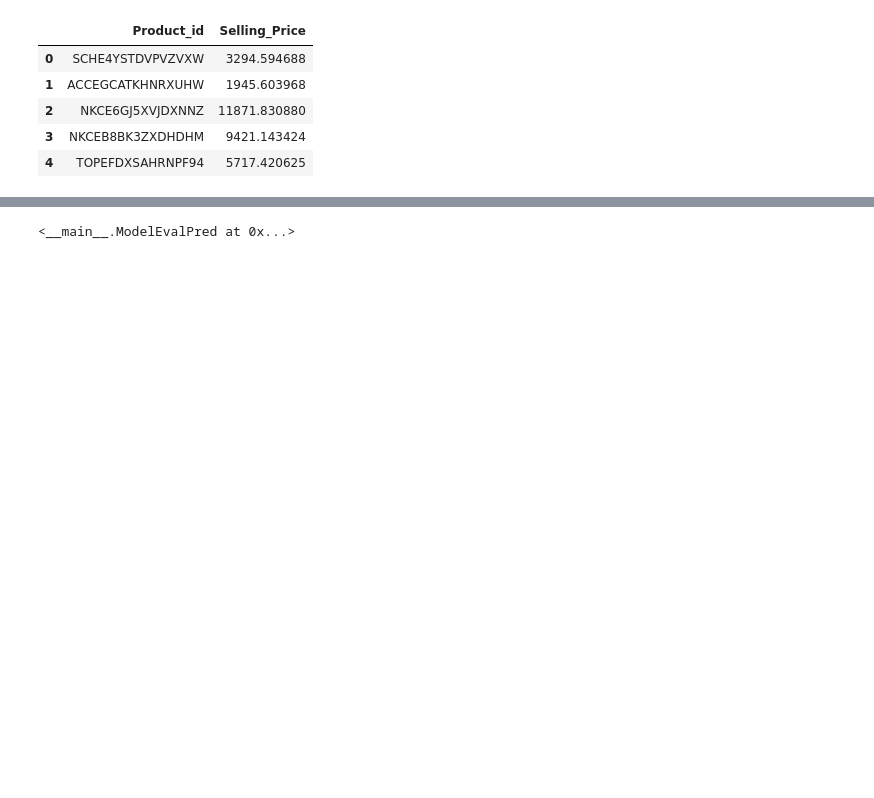
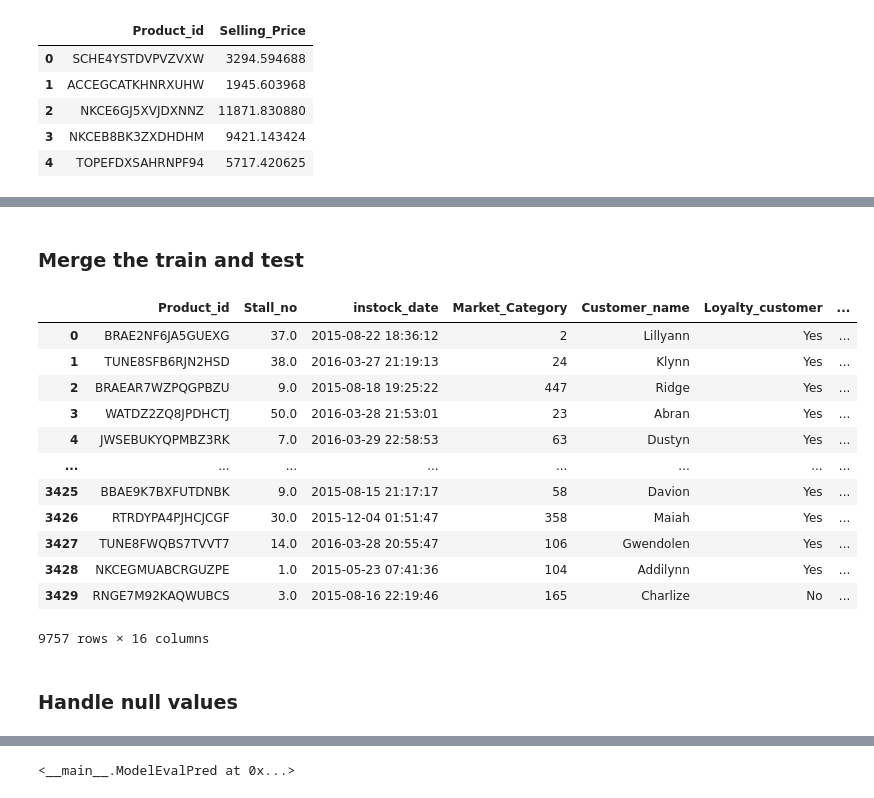
Before and after one commit to JONNY-ME/Harcker-earth-predict-price, a Jupyter notebook: startup.ipynb, the cells around one changed output, grey strips where cells are left out. Cells and saved outputs as stored; diff of their text form; code cells hidden in the pictures; blank space fills up the shorter version.

```diff
--- a/startup.ipynb
+++ b/startup.ipynb
@@ -50,0 +80,4 @@ sub
+# %%
+drop_cols = ["Customer_name"]
+train_df.drop(train_df[train_df.Selling_Price.isna()].index, inplace=True)
+train_df.isna().sum()
@@ -50,0 +101,22 @@ sub
+# %% [markdown]
+### Merge the train and test
+# %%
+# merge train_df and test_df
+df = pd.concat([train_df.assign(is_train=1), test_df.assign(is_train=0)], axis=0)
+df
+# %% [output]
+|  | Product_id | Stall_no | instock_date | Market_Category | Customer_name | Loyalty_customer | ... |
+| 0 | BRAE2NF6JA5GUEXG | 37.0 | 2015-08-22 18:36:12 | 2 | Lillyann | Yes | ... |
+| 1 | TUNE8SFB6RJN2HSD | 38.0 | 2016-03-27 21:19:13 | 24 | Klynn | Yes | ... |
+| 2 | BRAEAR7WZPQGPBZU | 9.0 | 2015-08-18 19:25:22 | 447 | Ridge | Yes | ... |
+| 3 | WATDZ2ZQ8JPDHCTJ | 50.0 | 2016-03-28 21:53:01 | 23 | Abran | Yes | ... |
+| 4 | JWSEBUKYQPMBZ3RK | 7.0 | 2016-03-29 22:58:53 | 63 | Dustyn | Yes | ... |
+| ... | ... | ... | ... | ... | ... | ... | ... |
+| 3425 | BBAE9K7BXFUTDNBK | 9.0 | 2015-08-15 21:17:17 | 58 | Davion | Yes | ... |
+| 3426 | RTRDYPA4PJHCJCGF | 30.0 | 2015-12-04 01:51:47 | 358 | Maiah | Yes | ... |
+| 3427 | TUNE8FWQBS7TVVT7 | 14.0 | 2016-03-28 20:55:47 | 106 | Gwendolen | Yes | ... |
+| 3428 | NKCEGMUABCRGUZPE | 1.0 | 2015-05-23 07:41:36 | 104 | Addilynn | Yes | ... |
+| 3429 | RNGE7M92KAQWUBCS | 3.0 | 2015-08-16 22:19:46 | 165 | Charlize | No | ... |
+9757 rows × 16 columns
+# %% [markdown]
+### Handle null values
```
Also changed, not shown: parts of 34 cells of this notebook, 1 other file.
